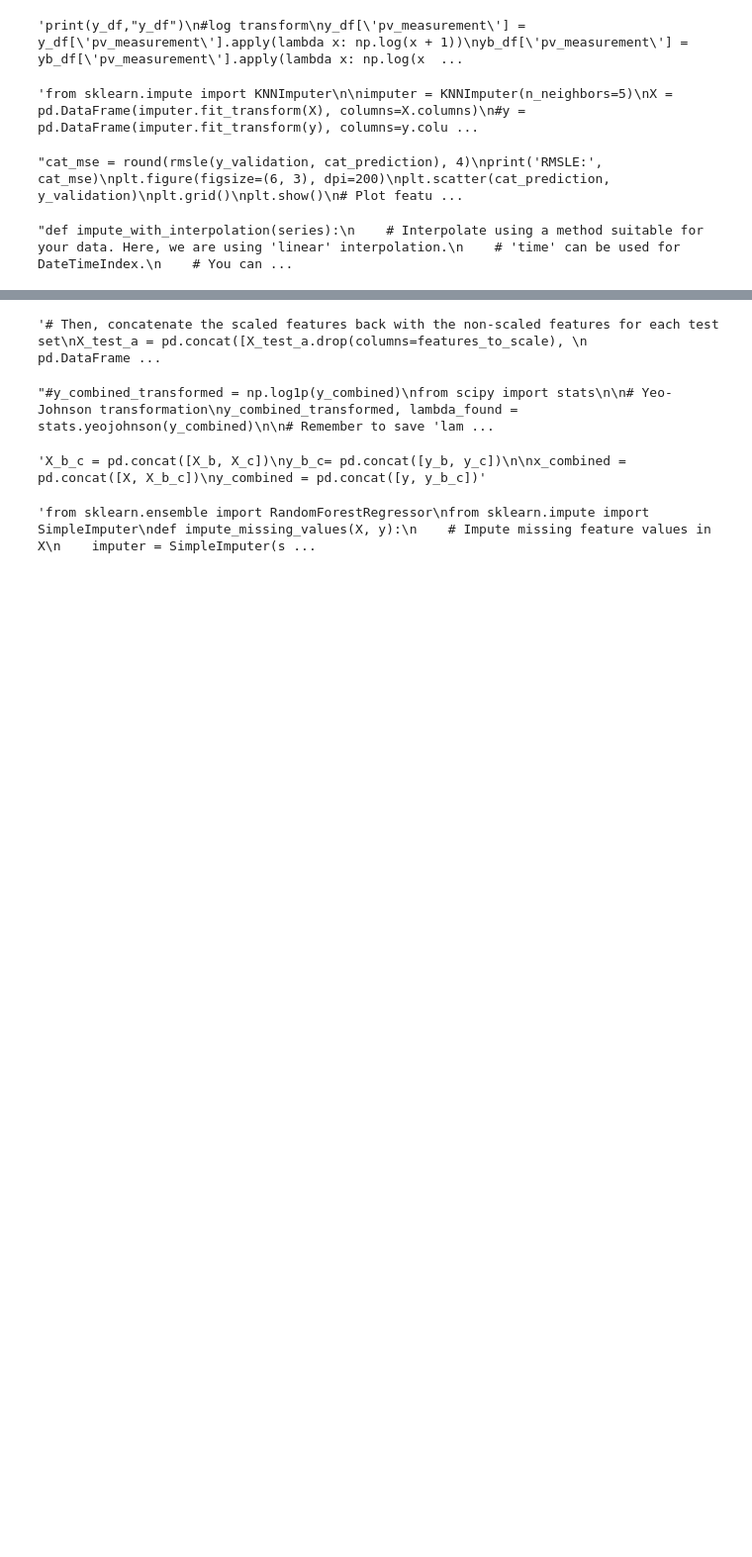
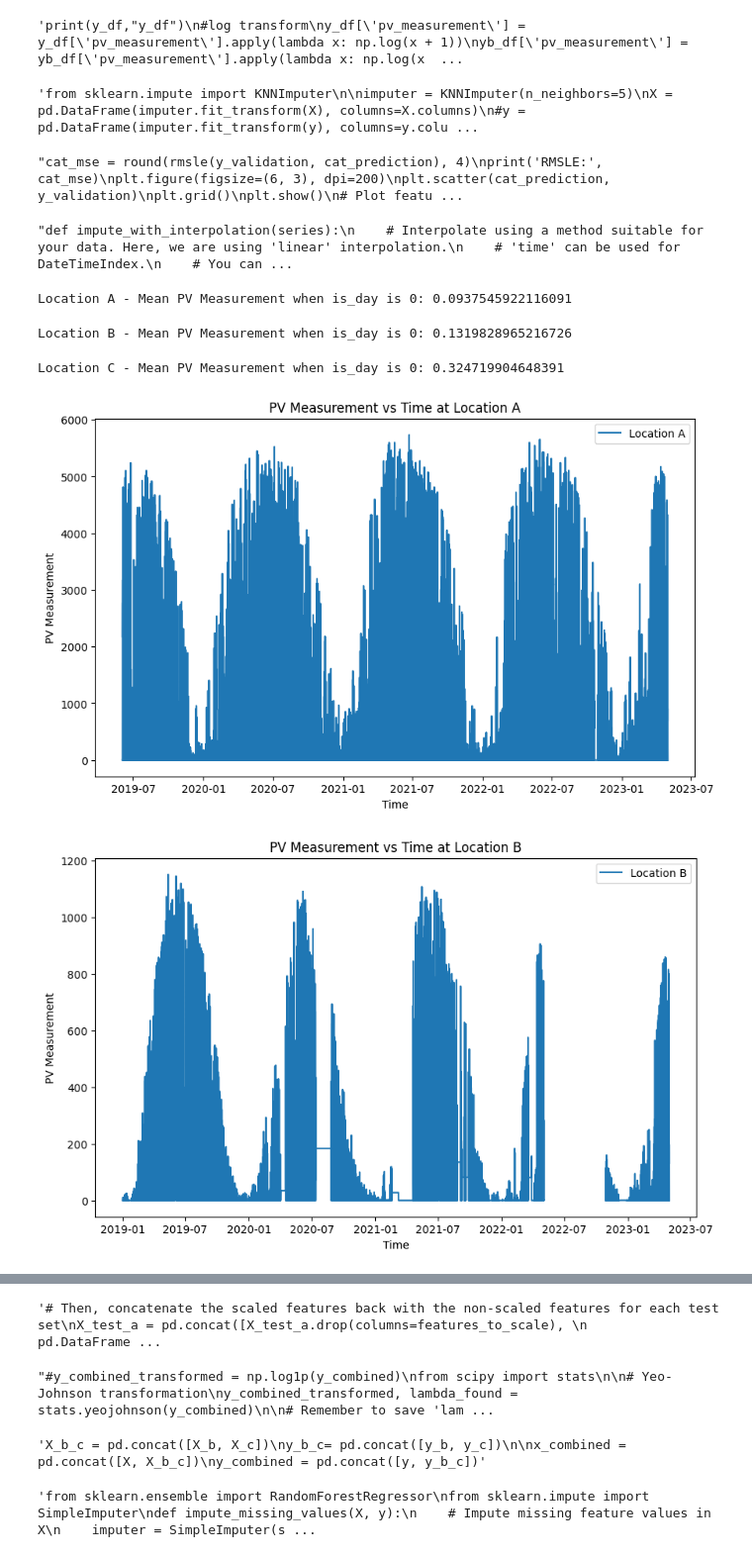
Before and after one commit to kajaerf/tdt4173-machine-learning-project, a Jupyter notebook: SolarEnergyProductionEnergy/data/read_files.ipynb, the cells around one changed output, grey strips where cells are left out. Shown at 99% size. Drawn from its saved outputs; the diff is of its cells as text; code cells hidden in the pictures; blank space fills up the shorter version.

```diff
--- a/SolarEnergyProductionEnergy/data/read_files.ipynb
+++ b/SolarEnergyProductionEnergy/data/read_files.ipynb
@@ -876,3 +906,55 @@ y_c = impute_with_interpolation(y_c)'''
 #X_combined.fillna(0, inplace=True)
 # %% [output]
 "def impute_with_interpolation(series):\n    # Interpolate using a method suitable for your data. Here, we are using 'linear' interpolation.\n    # 'time' can be used for DateTimeIndex.\n    # You can ...
+# %%
+locations = [ 'A', 'B', 'C']
+for loc in locations:
+
+    # Load your data
+    train = pd.read_parquet(f'{loc}/train_targets.parquet')
+    X_train_estimated = pd.read_parquet(f'{loc}/X_train_estimated.parquet')
+    X_train_observed = pd.read_parquet(f'{loc}/X_train_observed.parquet')
+    date_calc_resampled_ob = X_train_estimated.set_index('date_forecast')['date_calc'].resample('1H').first().to_frame()
+
+    observed_resampled = X_train_estimated.set_index('date_forecast').resample('1H').mean().dropna(how='all').reset_index()
+    estimated_resampled = X_train_observed.set_index('date_forecast').resample('1H').mean().dropna(how='all').reset_index()
+
+
+    estimated_resampled = estimated_resampled.merge(date_calc_resampled_ob, left_on='date_forecast', right_index=True)
+    merged_data = pd.merge(X_train_estimated, X_train_observed, left_index=True, right_index=True)
+
+    # Merge with target data
+
+
+    df = pd.concat([observed_resampled, observed_resampled], axis=0).sort_values(by='date_forecast')
+    merged_data = pd.merge(train, df, how='inner', left_on='time', right_on='date_forecast')
+    # Filter where is_day is 0 and calculate mean pv_measurement
+    mean_pv_measurement = merged_data[merged_data['is_day:idx'] == 0]['pv_measurement'].mean()
+
+    print(f"Location {loc} - Mean PV Measurement when is_day is 0: {mean_pv_measurement}")
+# %% [output]
+Location A - Mean PV Measurement when is_day is 0: 0.0937545922116091
+Location B - Mean PV Measurement when is_day is 0: 0.1319828965216726
+Location C - Mean PV Measurement when is_day is 0: 0.324719904648391
+# %%
+import pandas as pd
+import matplotlib.pyplot as plt
+locations = ['A', 'B', 'C']
+
+for loc in locations:
+    # Read the data
+    train = pd.read_parquet(f'{loc}/train_targets.parquet')
+
+    # Assuming that the train dataframe has columns 'time' and 'pv_measurement'
+    plt.figure(figsize=(10, 6))
+    plt.plot(train['time'], train['pv_measurement'], label=f'Location {loc}')
+
+    # Set labels and title
+    plt.xlabel('Time')
+    plt.ylabel('PV Measurement')
+    plt.title(f'PV Measurement vs Time at Location {loc}')
+    plt.legend()
+    plt.show()
+# %% [output]
+[figure, added]
+[figure, added]
```
Also changed, not shown: parts of 3 cells of this notebook, 1 other file.
